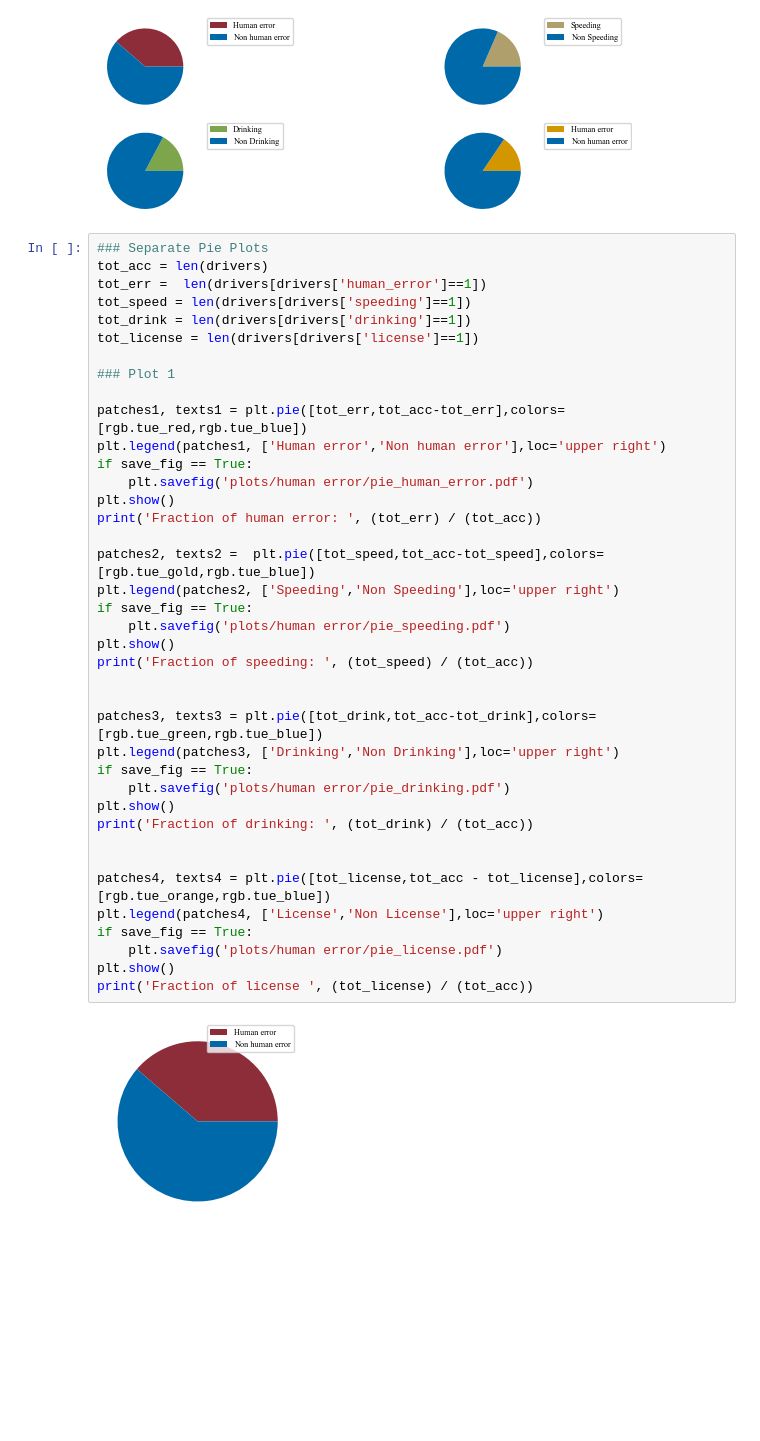
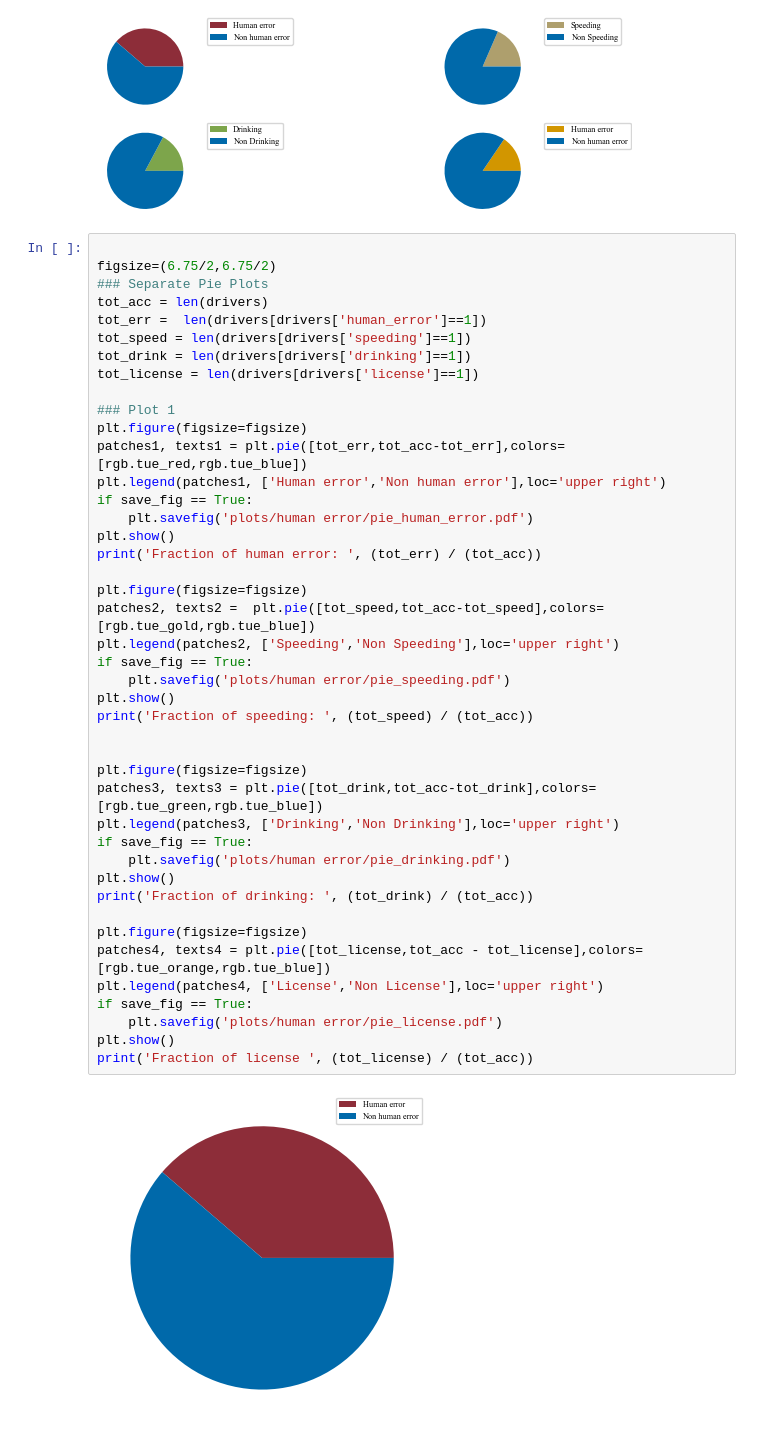
Before and after one commit to PaulHenrik/DataLiteracy_FARS, a Jupyter notebook: Car accident analysis.ipynb, the cells around one changed output. Drawn from its saved outputs; the diff is of its cells as text; blank space fills up the shorter version.

```diff
--- a/Car accident analysis.ipynb
+++ b/Car accident analysis.ipynb
@@ -2006,6 +1992,8 @@ plt.show()
 # %% [output]
 [figure]
 # %%
+
+figsize=(6.75/2,6.75/2)
 ### Separate Pie Plots
 tot_acc = len(drivers)
 tot_err =  len(drivers[drivers['human_error']==1])
@@ -2014,36 +2002,38 @@ tot_drink = len(drivers[drivers['drinking']==1])
 tot_license = len(drivers[drivers['license']==1])
 
 ### Plot 1
-
+plt.figure(figsize=figsize)
 patches1, texts1 = plt.pie([tot_err,tot_acc-tot_err],colors=[rgb.tue_red,rgb.tue_blue])
 plt.legend(patches1, ['Human error','Non human error'],loc='upper right')
 if save_fig == True:
     plt.savefig('plots/human error/pie_human_error.pdf')
 plt.show()
 print('Fraction of human error: ', (tot_err) / (tot_acc))
 
+plt.figure(figsize=figsize)
 patches2, texts2 =  plt.pie([tot_speed,tot_acc-tot_speed],colors=[rgb.tue_gold,rgb.tue_blue])
 plt.legend(patches2, ['Speeding','Non Speeding'],loc='upper right')
 if save_fig == True:
     plt.savefig('plots/human error/pie_speeding.pdf')
 plt.show()
 print('Fraction of speeding: ', (tot_speed) / (tot_acc))
 
 
+plt.figure(figsize=figsize)
 patches3, texts3 = plt.pie([tot_drink,tot_acc-tot_drink],colors=[rgb.tue_green,rgb.tue_blue])
 plt.legend(patches3, ['Drinking','Non Drinking'],loc='upper right')
 if save_fig == True:
     plt.savefig('plots/human error/pie_drinking.pdf')
 plt.show()
 print('Fraction of drinking: ', (tot_drink) / (tot_acc))
 
-
+plt.figure(figsize=figsize)
 patches4, texts4 = plt.pie([tot_license,tot_acc - tot_license],colors=[rgb.tue_orange,rgb.tue_blue])
 plt.legend(patches4, ['License','Non License'],loc='upper right')
 if save_fig == True:
     plt.savefig('plots/human error/pie_license.pdf')
 plt.show()
 print('Fraction of license ', (tot_license) / (tot_acc))
 # %% [output]
-[figure, old version]
+[figure, new version]
 Fraction of human error:  0.3869860764481807
```
Also changed, not shown: parts of 5 cells of this notebook.
